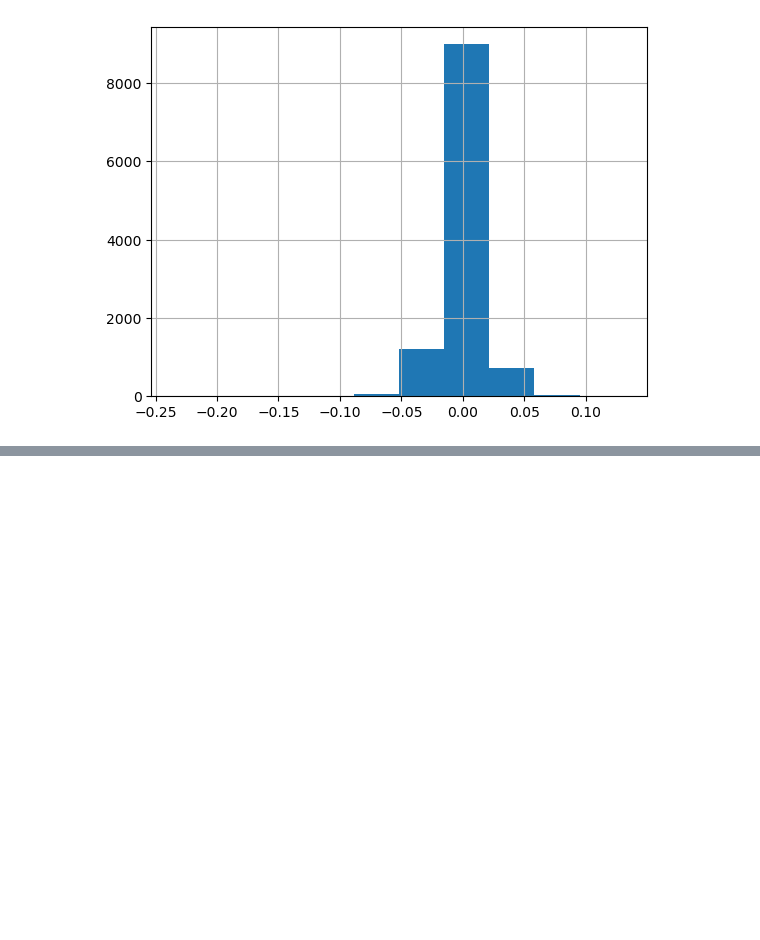
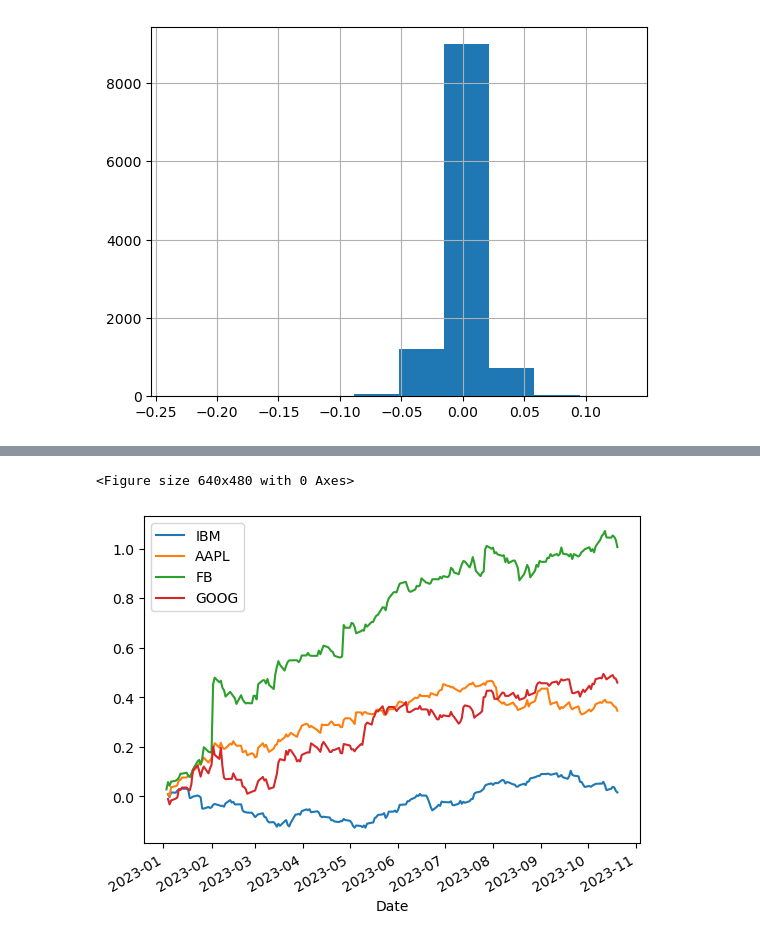
Before and after one commit to hanyu2010wendy/Big-Data, a Jupyter notebook: Stock-data/Stock-data.ipynb, the cells around one changed output, grey strips where cells are left out. Saved outputs shown, nothing was run; the diff lists cells and outputs as text; code cells hidden in the pictures; blank space fills up the shorter version.

```diff
--- a/Stock-data/Stock-data.ipynb
+++ b/Stock-data/Stock-data.ipynb
@@ -85,0 +133,7 @@ plt.show()
+# %%
+ts = returns.cumsum()
+plt.figure(); ts.plot(); plt.legend(loc='upper left')
+plt.show()
+# %% [output]
+<Figure size 640x480 with 0 Axes>
+[figure, added]
```
Also changed, not shown: parts of 13 cells of this notebook.
